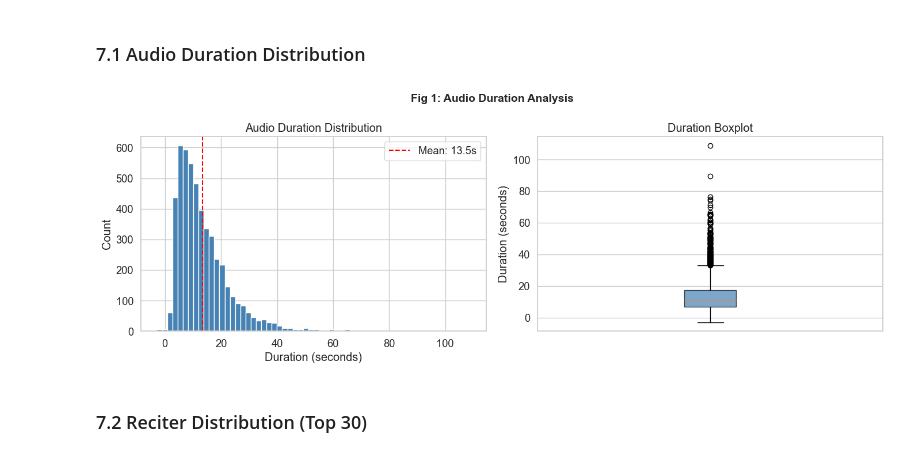
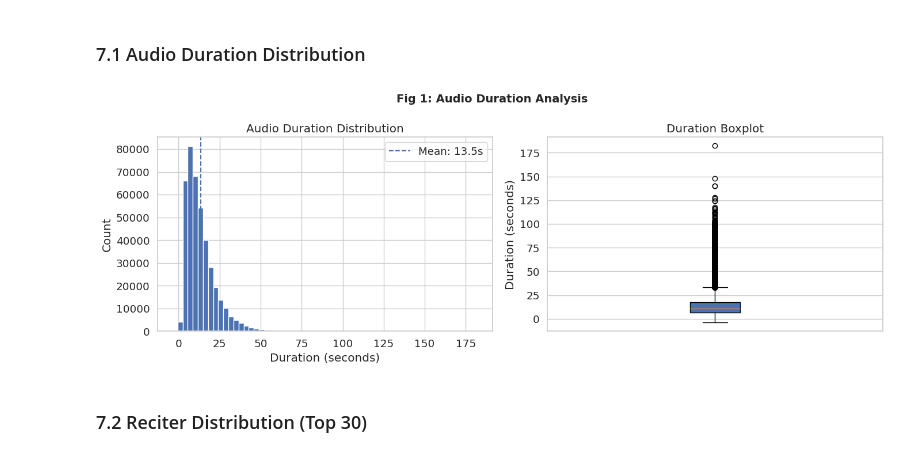
Before and after one commit to RakanSuliman/Tadabur-ASR, a Jupyter notebook: notebooks/tadabur_eda.ipynb, the cells around one changed output. Drawn from its saved outputs; the diff is of its cells as text; code cells hidden in the pictures.

```diff
--- a/notebooks/tadabur_eda.ipynb
+++ b/notebooks/tadabur_eda.ipynb
@@ -107,27 +152,27 @@ import json
 SAMPLE_SIZE = 5000
 
 records = []
-for i, sample in enumerate(ds):
-    # Parse the metadata JSON string
+for i, (_, sample) in enumerate(df.iterrows()):
     meta = json.loads(sample["metadata"])
 
     records.append({
-        "reciter_id"    : sample["reciter_id"],
-        "surah_id"      : sample["surah_id"],
-        "ayah_id"       : sample["ayah_id"],
-        "duration_s"    : sample["ayah_duration_s"],
-        "text_simple"   : sample["text_ar_simple"],
-        "word_count"    : len(sample["text_ar_simple"].split()),
+        "reciter_id": sample["reciter_id"],
+        "surah_id": sample["surah_id"],
+        "ayah_id": sample["ayah_id"],
+        "duration_s": sample["ayah_duration_s"],
+        "text_simple": sample["text_ar_simple"],
+        "word_count": len(sample["text_ar_simple"].split()),
         "num_alignments": len(meta["word_alignments"]),
         "audio_filename": meta["audio_filename"],
     })
 
     if (i + 1) % 100 == 0:
-        print(f"  Collected {i+1}/{SAMPLE_SIZE} samples...")
+        print(f"Collected {i+1}/{SAMPLE_SIZE} samples...")
+
     if i + 1 >= SAMPLE_SIZE:
         break
 
-df = pd.DataFrame(records)
-print(f"\nDataFrame shape: {df.shape}")
-df.head()
+result_df = pd.DataFrame(records)
+print(f"\nDataFrame shape: {result_df.shape}")
+result_df.head()
 # %% [output]
@@ -204,27 +247,29 @@ SAVE = lambda name: plt.savefig(f"figures/{name}.png", dpi=150, bbox_inches="tig
 # %%
 fig, axes = plt.subplots(1, 2, figsize=(14, 5))
 
 # Histogram
-axes[0].hist(df["duration_s"], bins=60, color="steelblue", edgecolor="white")
-axes[0].axvline(df["duration_s"].mean(), color="red", linestyle="--", label=f'Mean: {df["duration_s"].mean():.1f}s')
+axes[0].hist(df["ayah_duration_s"], bins=60, edgecolor="white")
+axes[0].axvline(
+    df["ayah_duration_s"].mean(),
+    linestyle="--",
+    label=f'Mean: {df["ayah_duration_s"].mean():.1f}s'
+)
 axes[0].set_title("Audio Duration Distribution")
 axes[0].set_xlabel("Duration (seconds)")
 axes[0].set_ylabel("Count")
 axes[0].legend()
 
 # Boxplot
-axes[1].boxplot(df["duration_s"], vert=True, patch_artist=True,
-                boxprops=dict(facecolor="steelblue", alpha=0.7))
+axes[1].boxplot(df["ayah_duration_s"], vert=True, patch_artist=True)
 axes[1].set_title("Duration Boxplot")
 axes[1].set_ylabel("Duration (seconds)")
 axes[1].set_xticks([])
 
 plt.suptitle("Fig 1: Audio Duration Analysis", fontsize=14, fontweight="bold")
 plt.tight_layout()
-SAVE("01_duration_distribution")
 plt.show()
 # %% [output]
-[figure, old version]
+[figure, new version]
 # %% [markdown]
 ### 7.2 Reciter Distribution (Top 30)
 # %%
```
Also changed, not shown: parts of 22 cells of this notebook, 28 other files.
